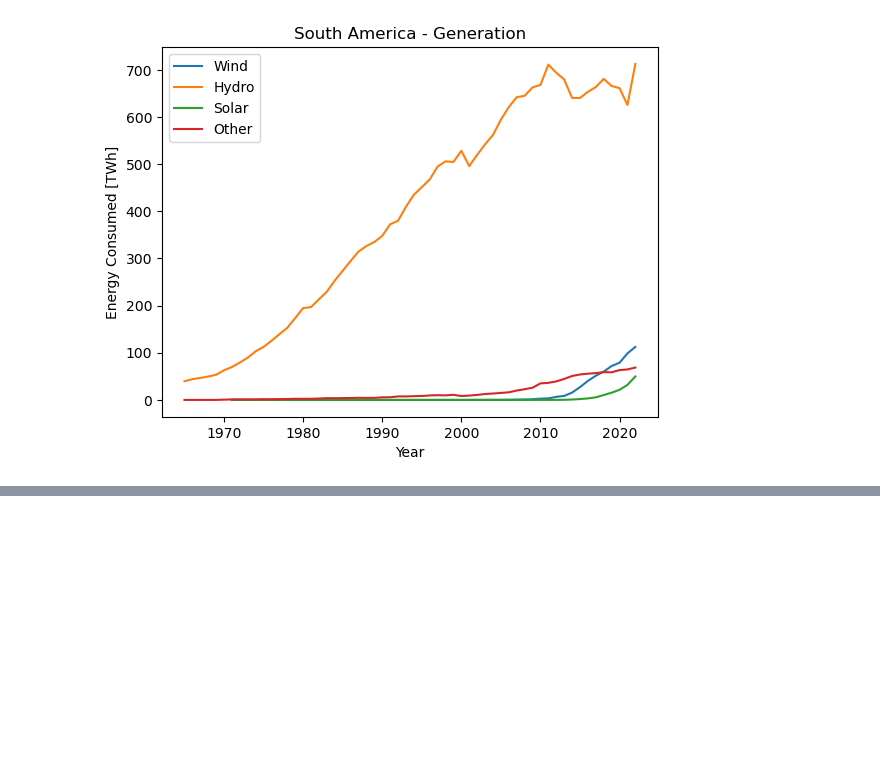
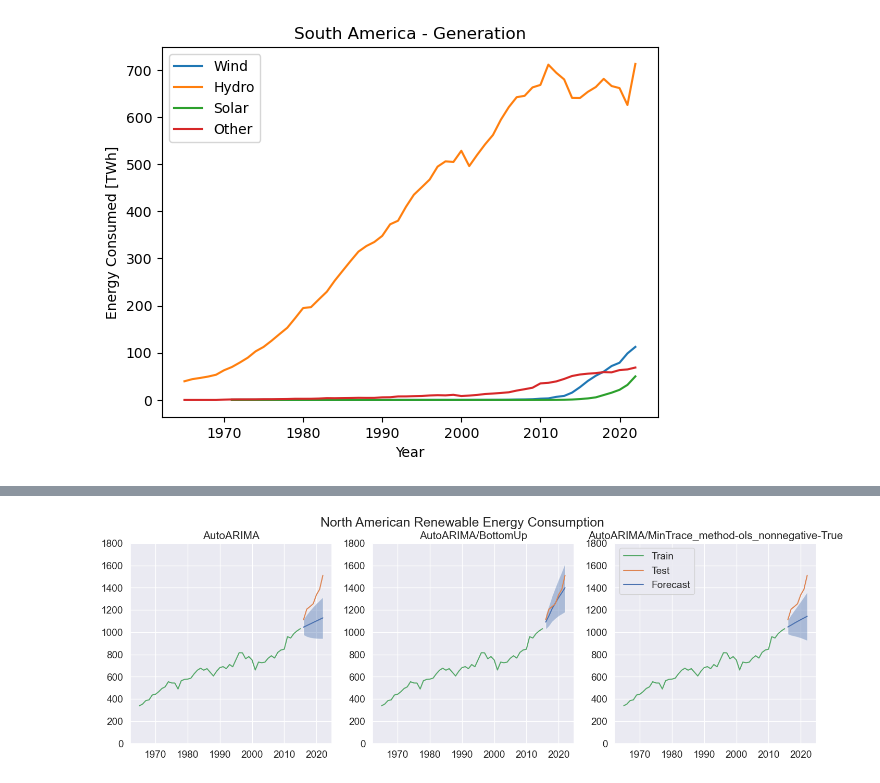
Before and after one commit to ConnorBlandford/fods, a Jupyter notebook: 3250_term_project/fods_3250_termproject_renewable_energy.ipynb, the cells around one changed output, grey strips where cells are left out. Drawn from its saved outputs; the diff is of its cells as text; code cells hidden in the pictures; blank space fills up the shorter version.

Commit message:
add north america to jupyter notebook

```diff
--- a/3250_term_project/fods_3250_termproject_renewable_energy.ipynb
+++ b/3250_term_project/fods_3250_termproject_renewable_energy.ipynb
@@ -235,0 +360,36 @@ with PdfPages(f'Output/{fig_title}.pdf') as pdf:
+# %%
+# plot hierarchical north american consumption forecasts
+
+forecast_cols = [['AutoARIMA', 'AutoARIMA-lo-95', 'AutoARIMA-hi-95'],
+                 ['AutoARIMA/BottomUp', 'AutoARIMA/BottomUp-lo-95',
+                  'AutoARIMA/BottomUp-hi-95'],
+                 ['AutoARIMA/MinTrace_method-ols_nonnegative-True',
+                  'AutoARIMA/MinTrace_method-ols_nonnegative-True-lo-95',
+                  'AutoARIMA/MinTrace_method-ols_nonnegative-True-hi-95']]
+
+fig, axes = plt.subplots(ncols=3, figsize=(17, 5))
+
+
+for i, ax in enumerate(axes):
+    ax.fill_between(p_rec_c.loc[p_rec_c.index == 'consumption', 'ds'],
+                    p_rec_c.loc[p_rec_c.index == 'consumption', forecast_cols[i][1]],
+                    p_rec_c.loc[p_rec_c.index == 'consumption', forecast_cols[i][2]],
+                    alpha=0.4)
+
+    l1, = ax.plot(p_rec_c.loc[p_rec_c.index == 'consumption', 'ds'],
+            p_rec_c.loc[p_rec_c.index == 'consumption', forecast_cols[i][0]])
+
+    l2, = ax.plot(na_test_agg_c.loc[na_test_agg_c.index == 'consumption', 'ds'],
+            na_test_agg_c.loc[na_test_agg_c.index == 'consumption', 'y'])
+
+    l3, = ax.plot(na_train_agg_c.loc[na_train_agg_c.index == 'consumption', 'ds'],
+            na_train_agg_c.loc[na_train_agg_c.index == 'consumption', 'y'])
+
+    ax.set_ylim([0, 1800])
+    ax.title.set_text(forecast_cols[i][0])
+
+plt.legend([l3, l2, l1], ['Train', 'Test', 'Forecast'])
+fig.suptitle('North American Renewable Energy Consumption')
+plt.show()
+# %% [output]
+[figure, added]
```
Also changed, not shown: parts of 15 cells of this notebook.
